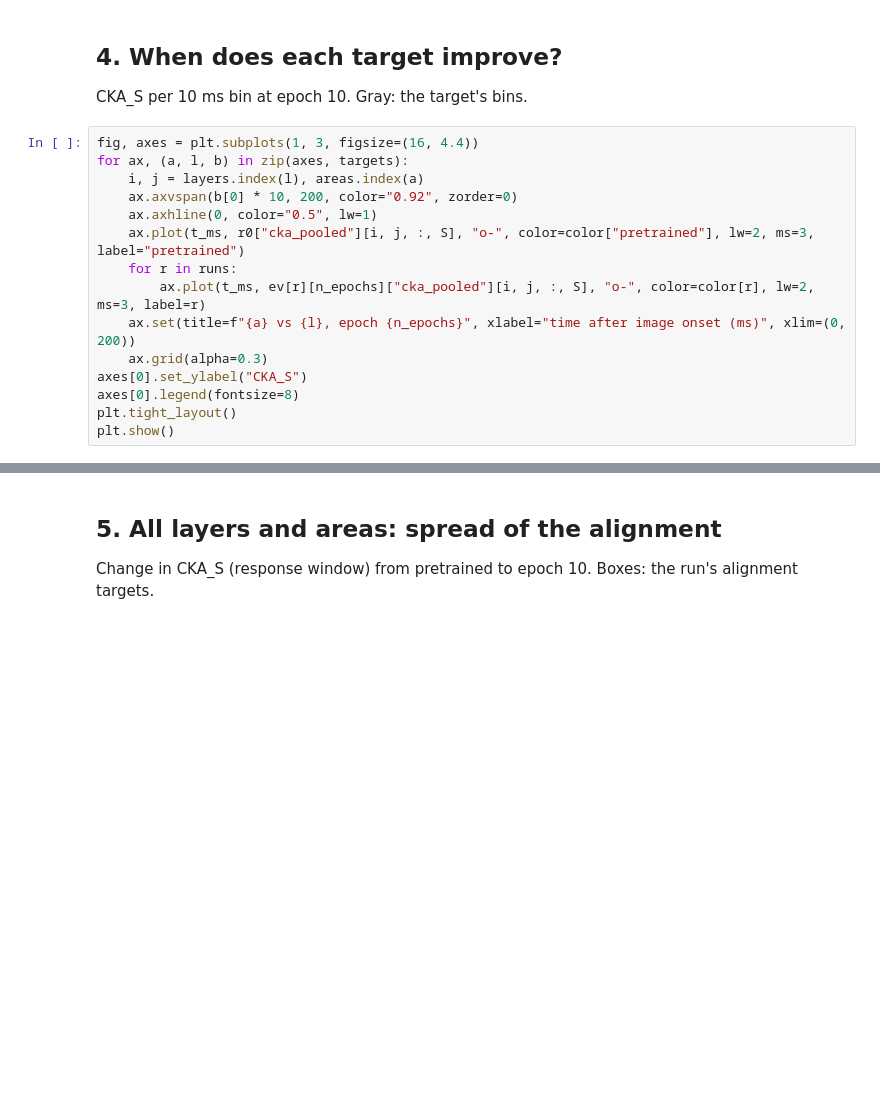
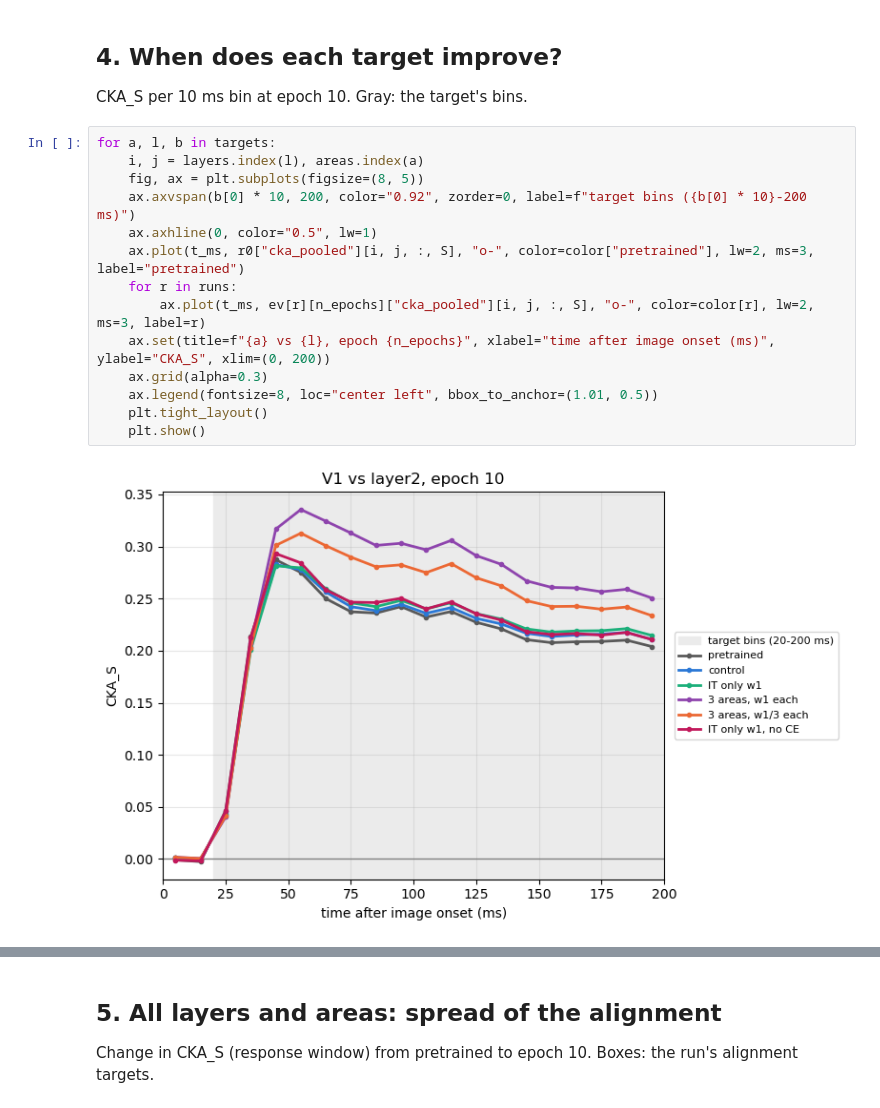
Before and after one commit to wendyz0110/dynvision-neural-regularization, a Jupyter notebook: CordsNet/Round2/analysis/plot_round2.ipynb, the cells around one changed output, grey strips where cells are left out. Cells and saved outputs as stored; diff of their text form; blank space fills up the shorter version.

```diff
--- a/CordsNet/Round2/analysis/plot_round2.ipynb
+++ b/CordsNet/Round2/analysis/plot_round2.ipynb
@@ -129,17 +206,18 @@ plt.show()
 
 CKA_S per 10 ms bin at epoch 10. Gray: the target's bins.
 # %%
-fig, axes = plt.subplots(1, 3, figsize=(16, 4.4))
-for ax, (a, l, b) in zip(axes, targets):
+for a, l, b in targets:
     i, j = layers.index(l), areas.index(a)
-    ax.axvspan(b[0] * 10, 200, color="0.92", zorder=0)
+    fig, ax = plt.subplots(figsize=(8, 5))
+    ax.axvspan(b[0] * 10, 200, color="0.92", zorder=0, label=f"target bins ({b[0] * 10}-200 ms)")
     ax.axhline(0, color="0.5", lw=1)
     ax.plot(t_ms, r0["cka_pooled"][i, j, :, S], "o-", color=color["pretrained"], lw=2, ms=3, label="pretrained")
     for r in runs:
         ax.plot(t_ms, ev[r][n_epochs]["cka_pooled"][i, j, :, S], "o-", color=color[r], lw=2, ms=3, label=r)
-    ax.set(title=f"{a} vs {l}, epoch {n_epochs}", xlabel="time after image onset (ms)", xlim=(0, 200))
+    ax.set(title=f"{a} vs {l}, epoch {n_epochs}", xlabel="time after image onset (ms)", ylabel="CKA_S", xlim=(0, 200))
     ax.grid(alpha=0.3)
-axes[0].set_ylabel("CKA_S")
-axes[0].legend(fontsize=8)
-plt.tight_layout()
-plt.show()
+    ax.legend(fontsize=8, loc="center left", bbox_to_anchor=(1.01, 0.5))
+    plt.tight_layout()
+    plt.show()
+# %% [output]
+[figure, added]
```
Also changed, not shown: parts of 14 cells of this notebook, 5 other files.
